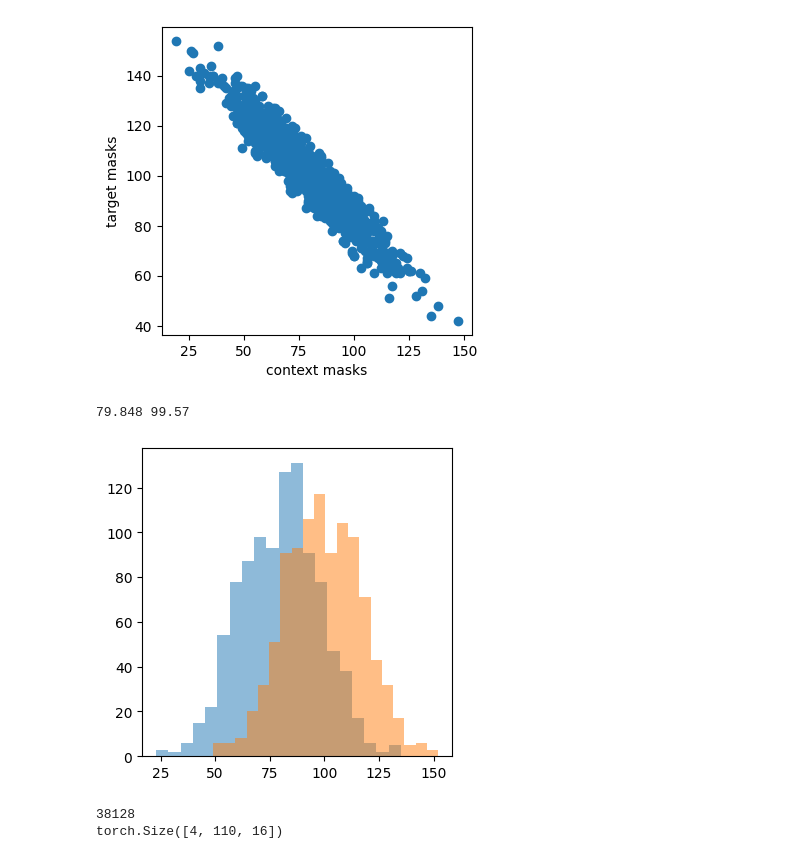
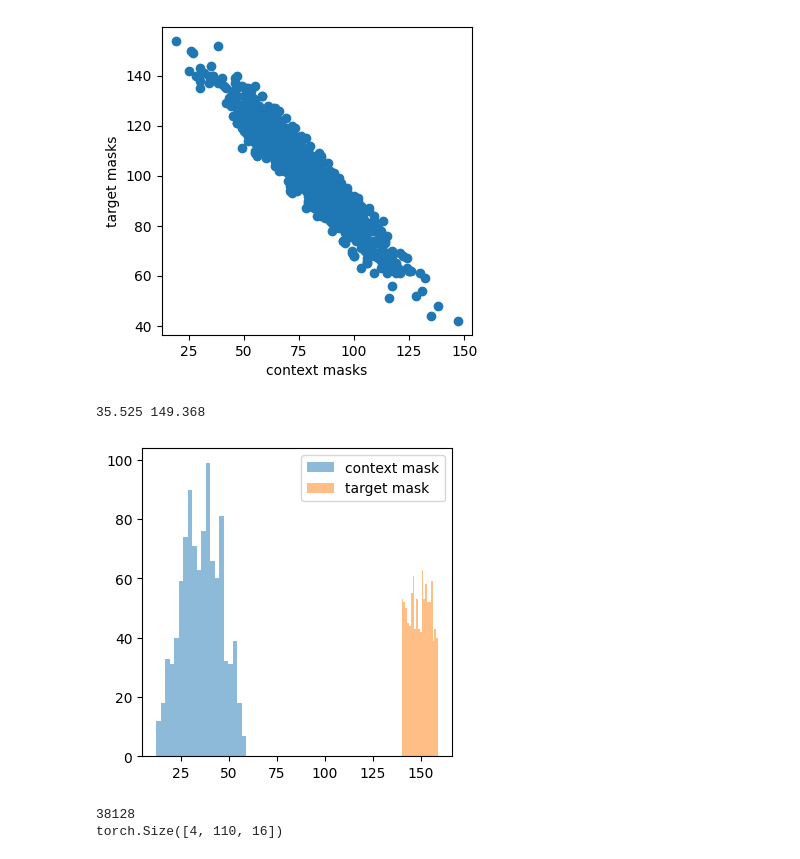
Before and after one commit to eisbetterthanpi/JEPA, a Jupyter notebook: Seq_JEPA.ipynb, the cells around one changed output. Drawn from its saved outputs; the diff is of its cells as text; code cells hidden in the pictures.

```diff
--- a/Seq_JEPA.ipynb
+++ b/Seq_JEPA.ipynb
@@ -314,12 +192,12 @@ def simplexmask1d(seq=512, ctx_scale=(.85,1), trg_scale=(.6,.8), B=64, chaos=[1,
     i = np.linspace(0, chaos[0], num=seq) # 2-5
     noise = opensimplex.noise2array(i, np.random.randint(1e10, size=B)) # [B, seq]
     noise = torch.from_numpy(noise)
-    trunc_normal = torch.fmod(torch.randn(2)*.3,1)/2 + .5
+    # trunc_normal = torch.fmod(torch.randn(2)*.3,1)/2 + .5
     # print(trunc_normal)
-    # ctx_mask_scale = torch.rand(1) * (ctx_scale[1] - ctx_scale[0]) + ctx_scale[0] # in (min_s, max_s) # all blocks same size
-    # trg_mask_scale = torch.rand(1) * (trg_scale[1] - trg_scale[0]) + trg_scale[0]
-    ctx_mask_scale = trunc_normal[0] * (ctx_scale[1] - ctx_scale[0]) + ctx_scale[0] # in (min_s, max_s) # all blocks same size
-    trg_mask_scale = trunc_normal[1] * (trg_scale[1] - trg_scale[0]) + trg_scale[0]
+    ctx_mask_scale = torch.rand(1) * (ctx_scale[1] - ctx_scale[0]) + ctx_scale[0] # in (min_s, max_s) # all blocks same size
+    trg_mask_scale = torch.rand(1) * (trg_scale[1] - trg_scale[0]) + trg_scale[0]
+    # ctx_mask_scale = trunc_normal[0] * (ctx_scale[1] - ctx_scale[0]) + ctx_scale[0] # in (min_s, max_s) # all blocks same size
+    # trg_mask_scale = trunc_normal[1] * (trg_scale[1] - trg_scale[0]) + trg_scale[0]
 
     ctx_len, trg_len = int(seq*ctx_mask_scale), int(seq*trg_mask_scale)
     val, trg_index = torch.topk(noise, trg_len, dim=1, sorted=False)
@@ -537,25 +404,27 @@ plt.show()
 # %%
 ttc=[]
 ttt=[]
 def mean(x): return sum(x)/len(x)
 
 for i in range(1000):
     # collated_masks_enc, collated_masks_pred = mask_collator(1)
     # context_indices, trg_indices = torch.stack(collated_masks_enc).squeeze(0), torch.stack(collated_masks_pred).transpose(0,1).flatten(1).unique(dim=1) # [num_msk, b,num_tok]->[b,num_tok] # [64, 65], [64, 32]
-    context_indices, trg_indices = simplexmask1d(seq=200, ctx_scale=(.8,1), trg_scale=(.2,.8), B=1, chaos=[3,.5])
+    # context_indices, trg_indices = simplexmask1d(seq=200, ctx_scale=(.8,1), trg_scale=(.2,.8), B=1, chaos=[3,.5])
+    context_indices, trg_indices = simplexmask1d(seq=200, ctx_scale=(.85,1), trg_scale=(.7,.8), B=1, chaos=[1,.5])
     ttc.append(context_indices.shape[-1])
     ttt.append(trg_indices.shape[-1])
 
 print(mean(ttc), mean(ttt))
 
 import matplotlib.pyplot as plt
 plt.rcParams["figure.figsize"] = (4,4)
 plt.hist(ttc, bins=20, alpha=.5, label='context mask')
 plt.hist(ttt, bins=20, alpha=.5, label='target mask')
+plt.legend()
 plt.show()
 # %% [output]
-79.848 99.57
+35.525 149.368
-[figure, old version]
+[figure, new version]
 # %%
 # @title TransformerModel/Predictor
 import torch
```
Also changed, not shown: parts of 46 cells of this notebook.
